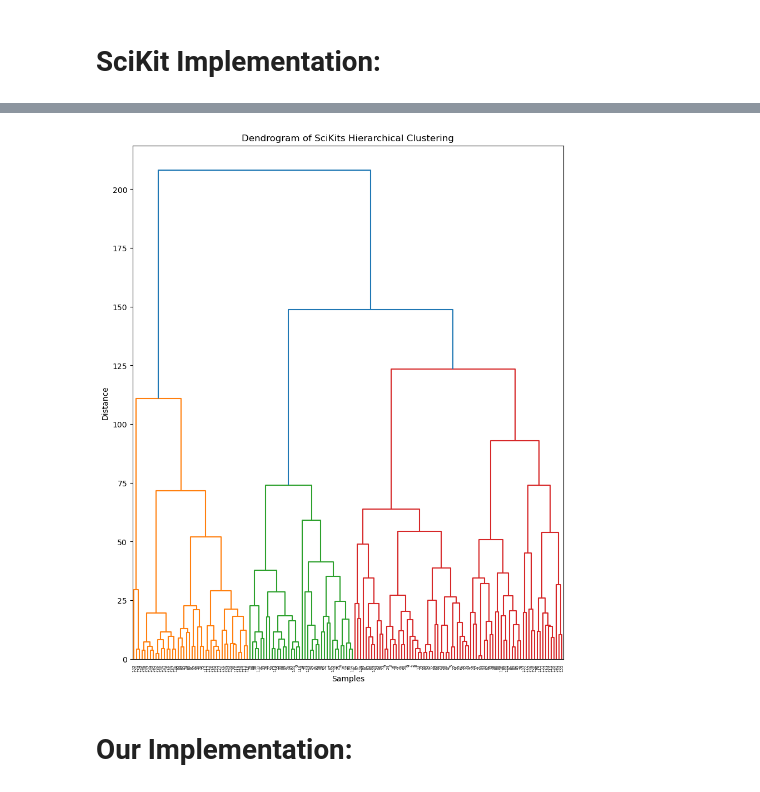
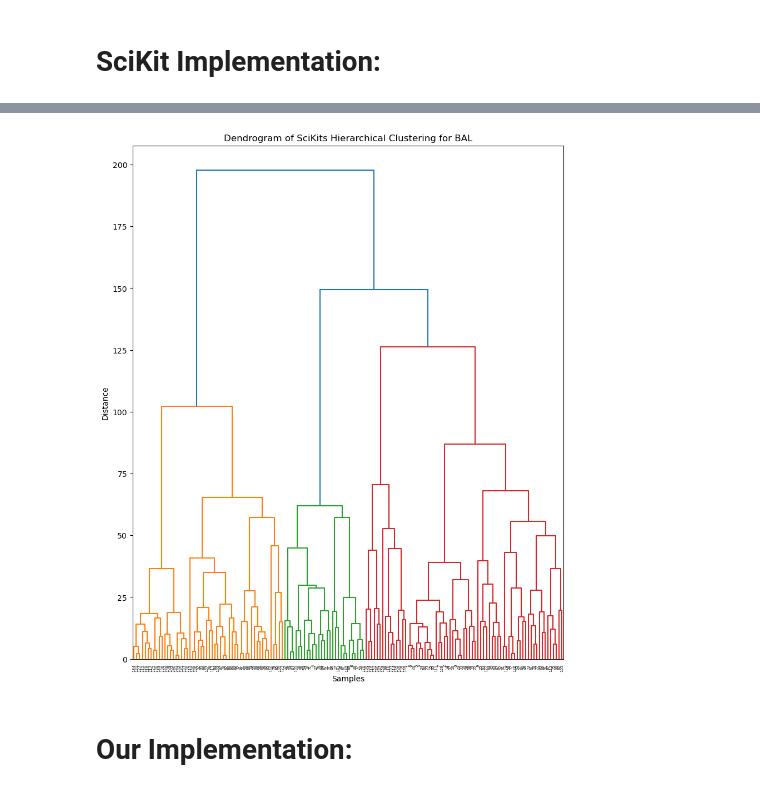
Before and after one commit to vratins/AsthmaClustering, a Jupyter notebook: hierarchicalClustering.ipynb, the cells around one changed output, grey strips where cells are left out. Drawn from its saved outputs; the diff is of its cells as text; code cells hidden in the pictures.

```diff
--- a/hierarchicalClustering.ipynb
+++ b/hierarchicalClustering.ipynb
@@ -15,11 +10,12 @@ from sklearn.metrics import calinski_harabasz_score
 # %%
 small_data = pd.read_csv("Data/BAL/TestBALData.tsv", sep = '\t', usecols=range(2,6)).T
 total_data = pd.read_csv("Data/BAL/normdataBAL0715.txt", sep = '\t').T
-filtered_data = pd.read_csv("filtered_data_BAL.csv", sep = ',').T
+BAL_filtered = pd.read_csv("filtered_data_BAL.csv", sep = ',').T
 sample_data = (datasets.load_iris()).data #default data set from sklearn for testing
 BEC_filtered = pd.read_csv("filtered_bec.csv", sep = ',').T
 
-data = BEC_filtered
+dataBAL = BAL_filtered
+dataBEC = BEC_filtered
 clusterNum = 4
 # %% [markdown]
 # SciKit Implementation:
@@ -29,13 +25,17 @@ def SKheirarichalClustering(data, clusterNum):
     clusterLabels = clusters.fit(data).labels_
     return clusters, clusterLabels
 # %%
-SKclusters, SKclusterLabels = SKheirarichalClustering(data, clusterNum)
-print(SKclusterLabels)
+SKclusters, SKclusterLabels = SKheirarichalClustering(dataBEC, clusterNum)
 SKclusterdict = {"0":[], "1":[], "2":[], "3":[]}
-# Based off data: notSA = 71, SA = 42, VSA = 2, NC = 38
 for i in range(len(SKclusterLabels)):
     label = str(SKclusterLabels[i])
     SKclusterdict[label].append(i)
-print(len(SKclusterdict["2"]))
-print(SKclusterdict)
+SKclusters.fit(dataBEC)
+Z = linkage(SKclusters.children_, method='average')
+plt.figure(figsize=(10, 12))
+dendrogram(Z)
+plt.title('Dendrogram of SciKits Hierarchical Clustering for BEC')
+plt.xlabel('Samples')
+plt.ylabel('Distance')
+plt.show()
 # %% [output]
@@ -49,14 +43,19 @@ print(SKclusterdict)
 # %%
-SKclusters.fit(data)
+SKclusters, SKclusterLabels = SKheirarichalClustering(dataBAL, clusterNum)
+SKclusterdict = {"0":[], "1":[], "2":[], "3":[]}
+for i in range(len(SKclusterLabels)):
+    label = str(SKclusterLabels[i])
+    SKclusterdict[label].append(i)
+SKclusters.fit(dataBAL)
 Z = linkage(SKclusters.children_, method='average')
 plt.figure(figsize=(10, 12))
 dendrogram(Z)
-plt.title('Dendrogram of SciKits Hierarchical Clustering')
+plt.title('Dendrogram of SciKits Hierarchical Clustering for BAL')
 plt.xlabel('Samples')
 plt.ylabel('Distance')
 plt.show()
 # %% [output]
-[figure, old version]
+[figure, new version]
 # %% [markdown]
 # Our Implementation:
 # %%
```
Also changed, not shown: parts of 8 cells of this notebook.
